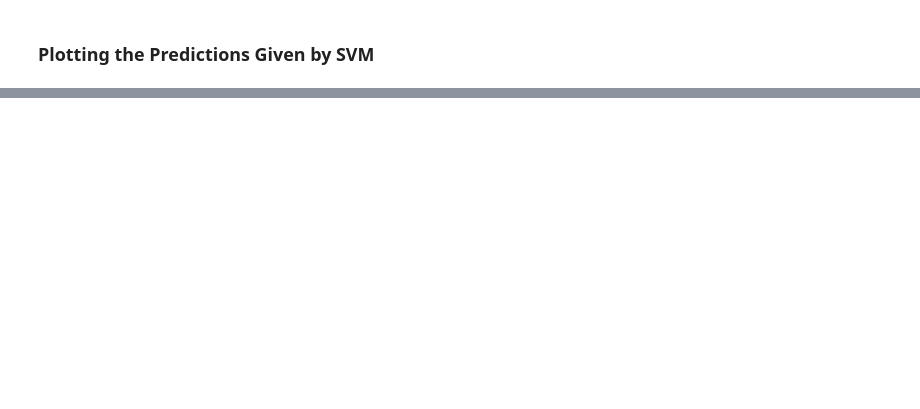
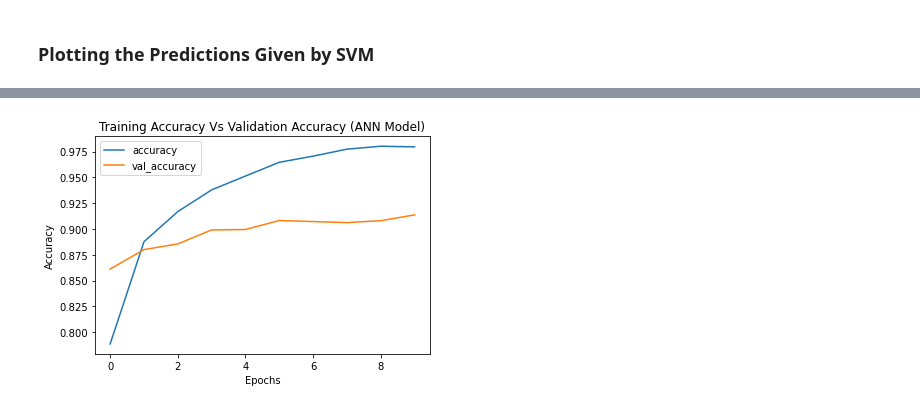
Before and after one commit to sabbir-ahmed12/ML-bangla-digit-classification, a Jupyter notebook: bangla_handwritten_digit_classification.ipynb, the cells around one changed output, grey strips where cells are left out. Saved outputs shown, nothing was run; the diff lists cells and outputs as text; code cells hidden in the pictures; blank space fills up the shorter version.

```diff
--- a/bangla_handwritten_digit_classification.ipynb
+++ b/bangla_handwritten_digit_classification.ipynb
@@ -267,0 +340,10 @@ plt.tight_layout()
+# %%
+keras.backend.clear_session()
+
+ann_model.compile(
+    loss=keras.losses.SparseCategoricalCrossentropy(),
+    optimizer=SGD(learning_rate=0.01, momentum=0.9),
+    metrics=["accuracy"],
+)
+
+ann_history = ann_model.fit(Xn_train, y_train, batch_size=64, epochs=10, validation_split=0.2, verbose=2)
@@ -267,0 +371,11 @@ plt.tight_layout()
+# %%
+# Accuracy Plot
+ann_history_df = pd.DataFrame(ann_history.history)
+# %%
+ann_history_df[['accuracy', 'val_accuracy']].plot()
+plt.title('Training Accuracy Vs Validation Accuracy (ANN Model)')
+plt.xlabel('Epochs')
+plt.ylabel('Accuracy')
+plt.show()
+# %% [output]
+[figure, added]
```
Also changed, not shown: parts of 47 cells of this notebook, 2 other files.
